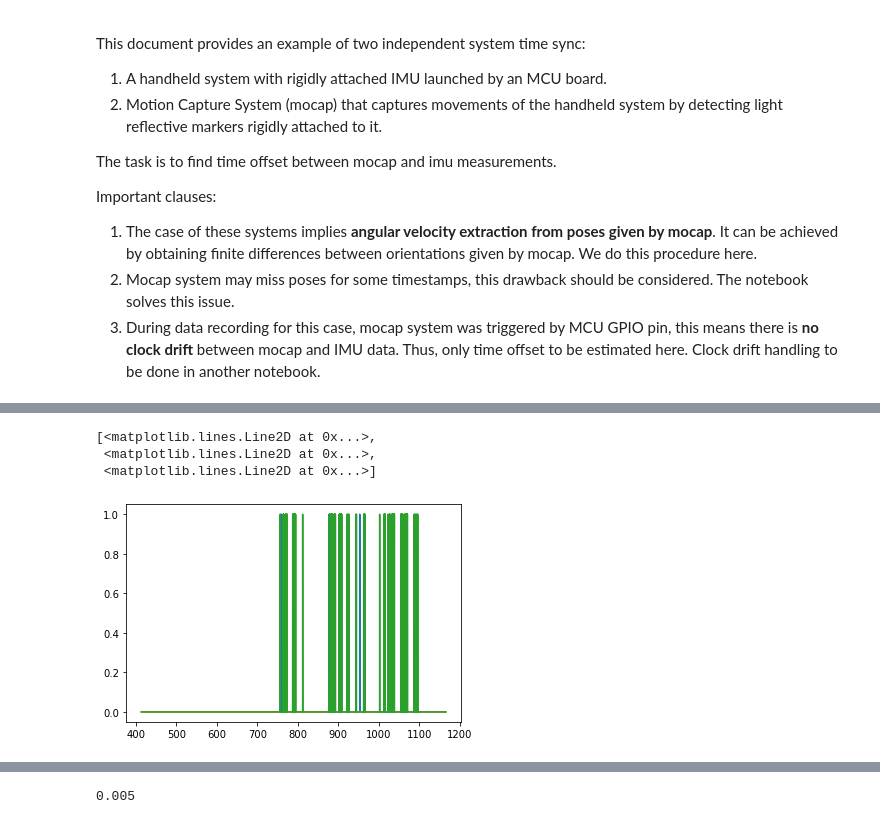
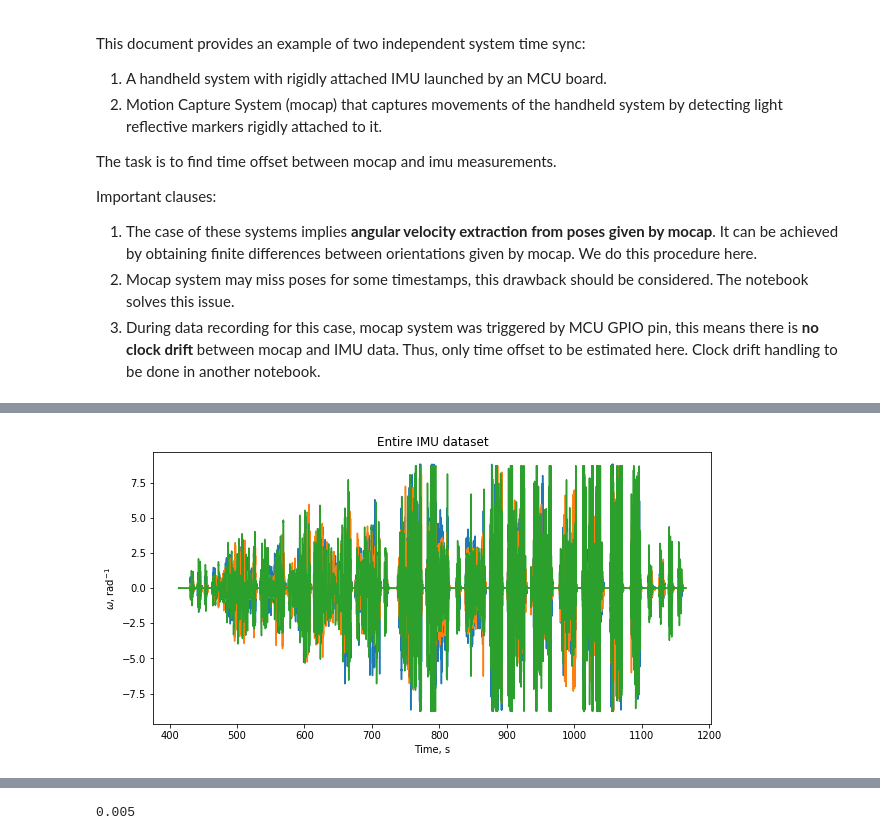
Before and after one commit to Marselka/mocap_imu_offset_obtaining_, a Jupyter notebook: mocap_imu_offset_otaining.ipynb, the cells around one changed output, grey strips where cells are left out. Drawn from its saved outputs; the diff is of its cells as text; code cells hidden in the pictures.

```diff
--- a/mocap_imu_offset_otaining.ipynb
+++ b/mocap_imu_offset_otaining.ipynb
@@ -86,2 +89,5 @@ class Data:
 # %%
-mcu_data = pd.read_csv('data/imu.csv', header=None)
+imu_data = pd.read_csv('data/imu.csv', header=None)
+
+imu_time = imu_data[[0]].to_numpy().squeeze() * 1e-9
+imu_omega = imu_data[[1, 2, 3]].to_numpy()
@@ -107,7 +93,0 @@ plt.plot(mcu_time, mcu_omega)
-# %%
-plt.plot(mcu_time, abs(mcu_omega)>0.9*np.max(abs(mcu_omega)))
-# %% [output]
-[<matplotlib.lines.Line2D at 0x...>,
- <matplotlib.lines.Line2D at 0x...>,
- <matplotlib.lines.Line2D at 0x...>]
-[figure, removed]
@@ -115,0 +94,8 @@ data_obj = Data('data/mocap.csv', fs=200.)
+# %%
+plt.figure(figsize=(10,5))
+plt.title('Entire IMU dataset')
+plt.xlabel('Time, s')
+plt.ylabel(r'$\omega$, rad$^{-1}$')
+plt.plot(imu_time, imu_omega);
+# %% [output]
+[figure, added]
```
Also changed, not shown: parts of 23 cells of this notebook.
